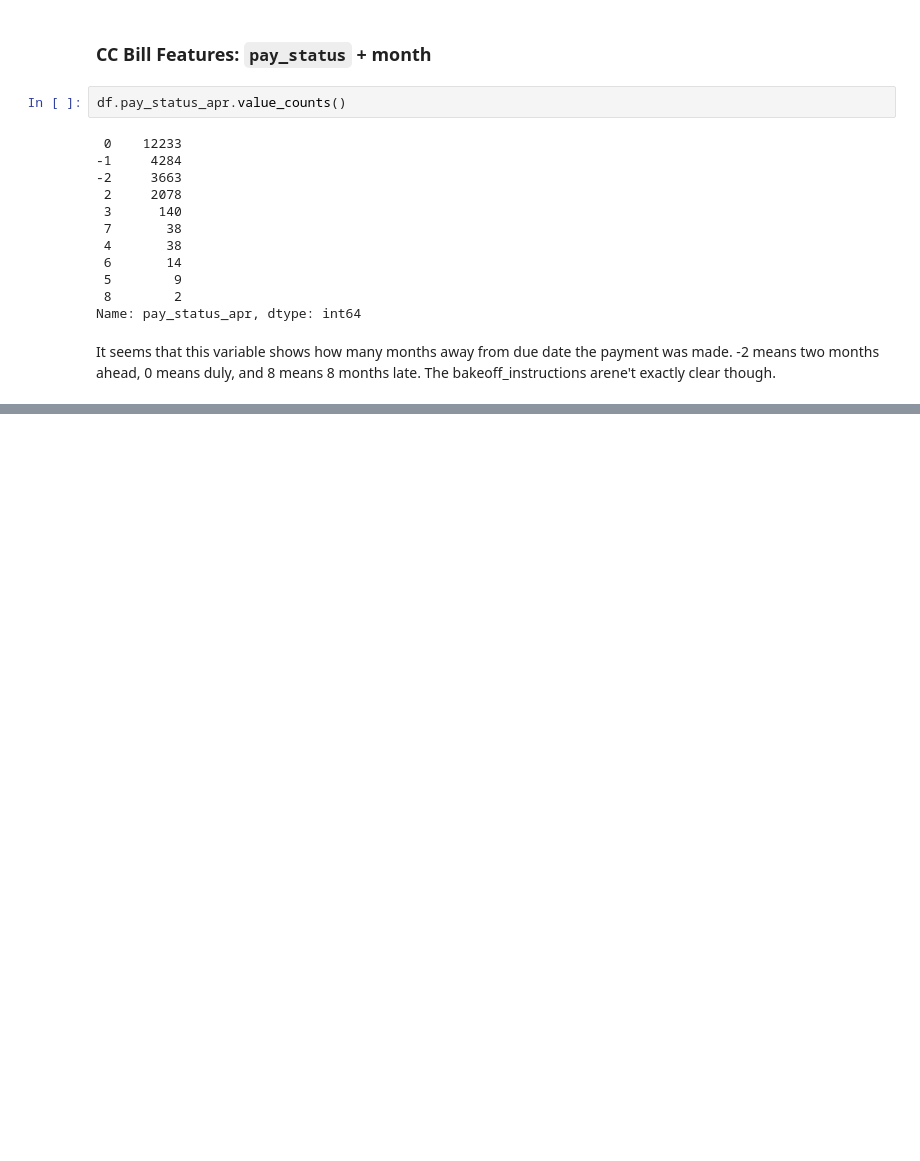
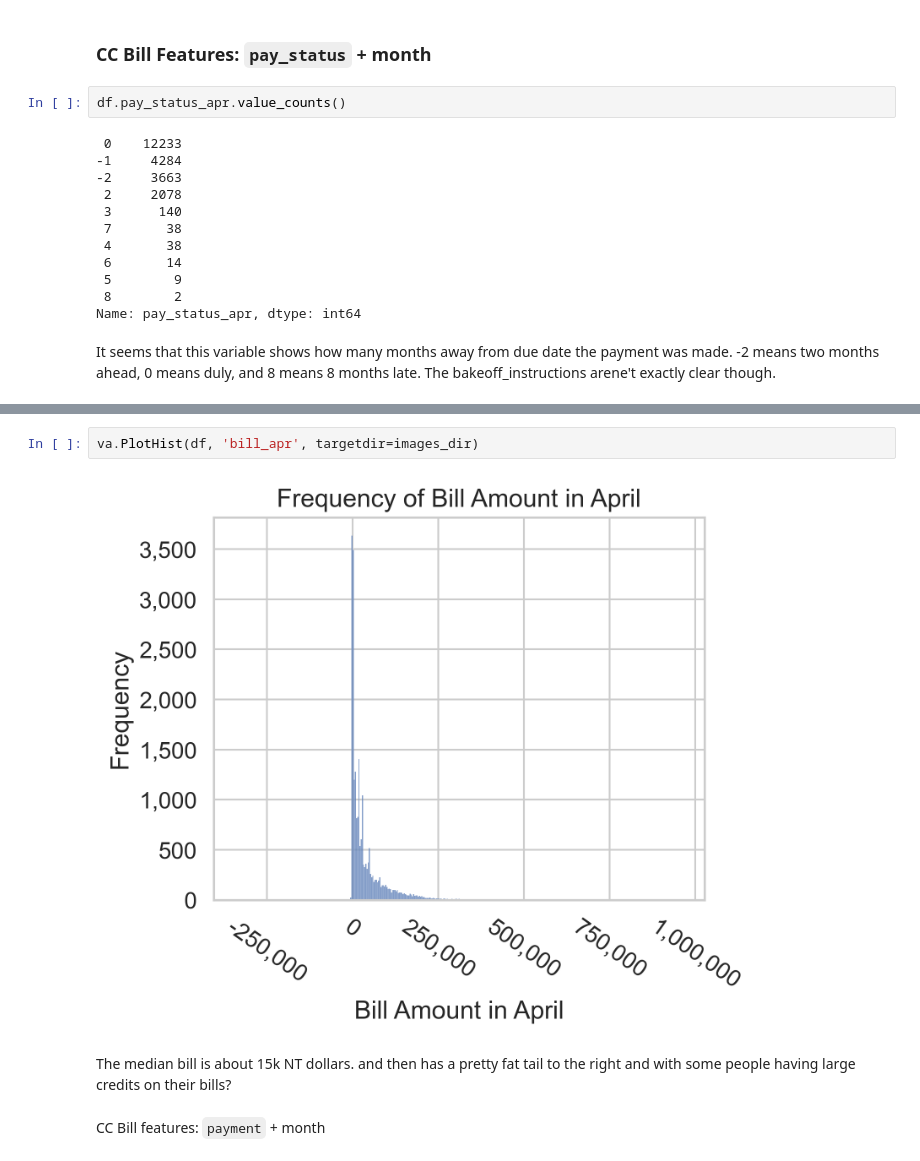
Before and after one commit to danvalen1/Taiwan-Defaults, a Jupyter notebook: notebooks/EDA.ipynb, the cells around one changed output, grey strips where cells are left out. Cells and saved outputs as stored; diff of their text form; blank space fills up the shorter version.

```diff
--- a/notebooks/EDA.ipynb
+++ b/notebooks/EDA.ipynb
@@ -189,0 +218,8 @@ FileNotFoundError: [Errno 2] No such file or directory: '../src/iamges/Frequency
+# %%
+va.PlotHist(df, 'bill_apr', targetdir=images_dir)
+# %% [output]
+[figure, added]
+# %% [markdown]
+The median bill is about 15k NT dollars. and then has a pretty fat tail to the right and with some people having large credits on their bills?
+# %% [markdown]
+CC Bill features: `payment` + month
```
Also changed, not shown: parts of 21 cells of this notebook, 10 other files.
